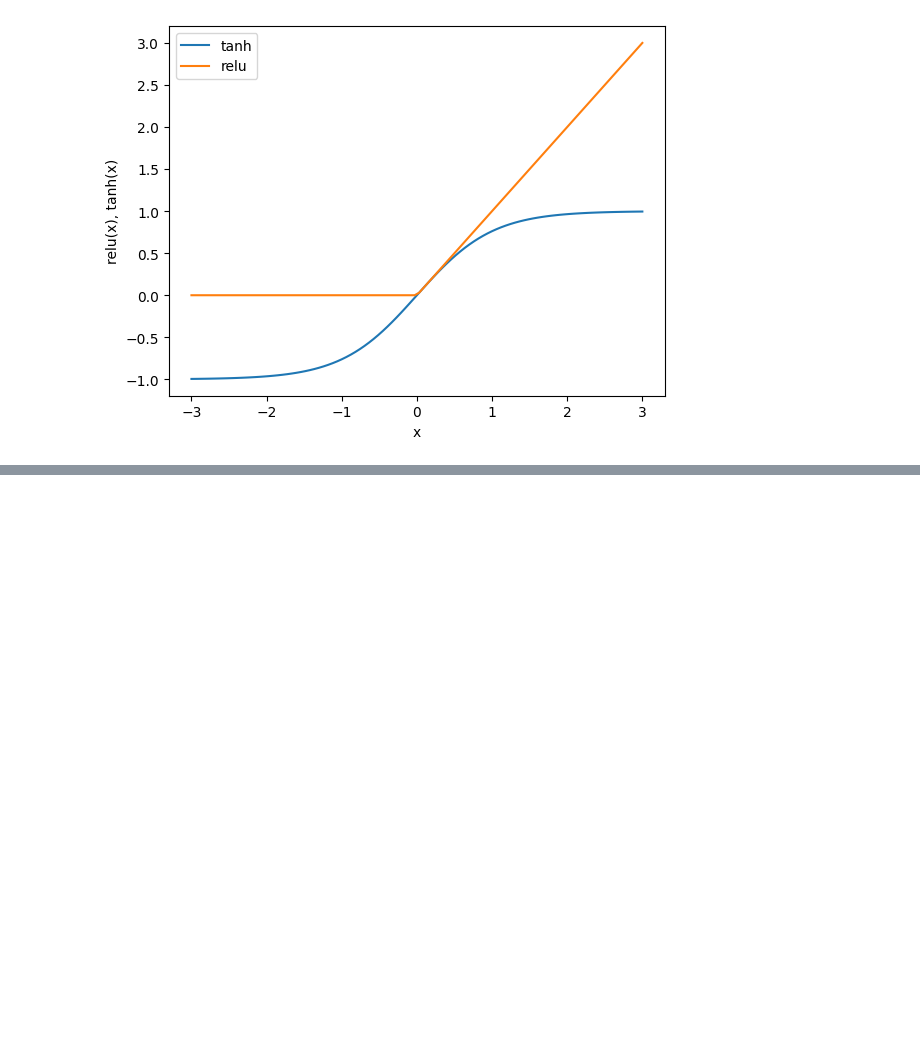
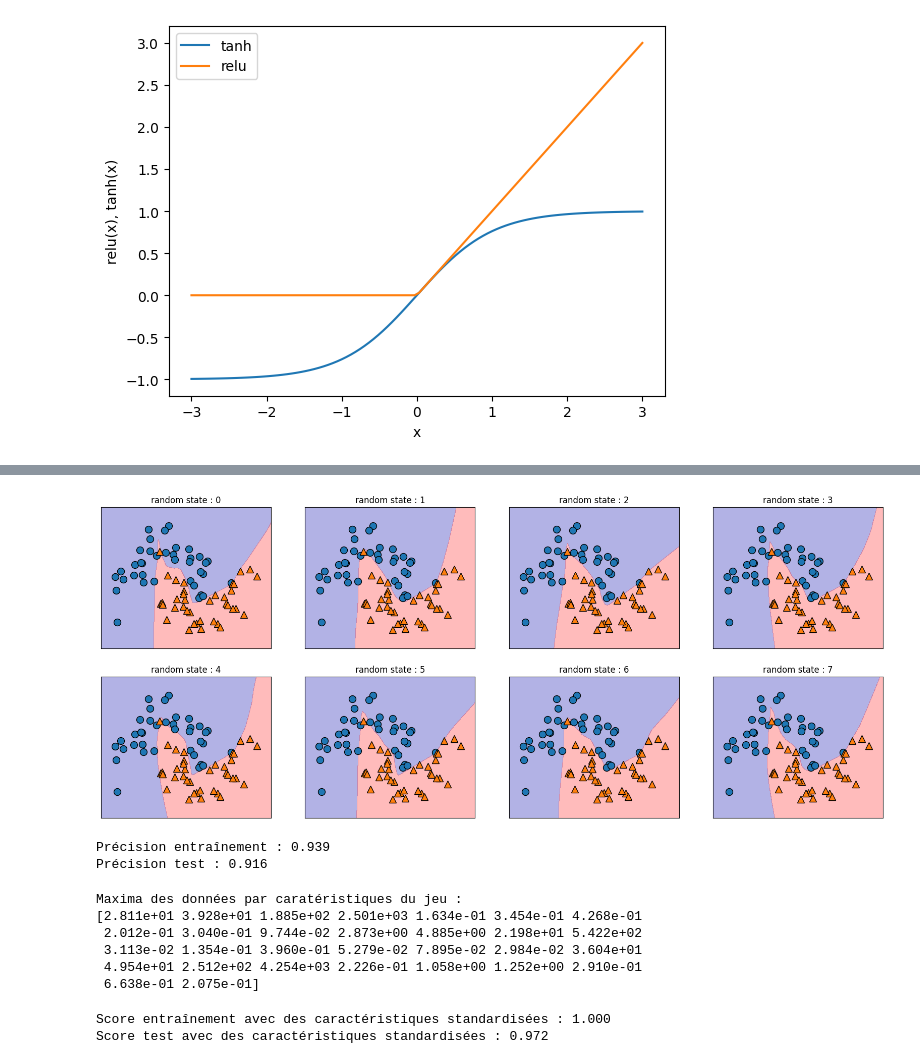
Before and after one commit to 012kirby210/mg-scikitlearn, a Jupyter notebook: [Classification] MLP.ipynb, the cells around one changed output, grey strips where cells are left out. Cells and saved outputs as stored; diff of their text form; code cells hidden in the pictures; blank space fills up the shorter version.

Commit message:
CLS MLP + standardisation Breast cancer dataset

```diff
--- a/[Classification] MLP.ipynb
+++ b/[Classification] MLP.ipynb
@@ -104,0 +105,54 @@ Text(0, 0.5, 'Paramètre 1')
+# %%
+# Les coefficients de pondération sont affectés avant entraînement. L'aléatoire dans leur choix affecte les modèles
+# surtout les petits
+fig, axes = plt.subplots(2,4,figsize=(20,8))
+for i, ax in enumerate(axes.ravel()):
+    mlp = MLPClassifier(solver='lbfgs', random_state=i,hidden_layer_sizes=[100,100])
+    mlp.fit(X_train,y_train)
+    mglearn.plots.plot_2d_separator(mlp, X_train,fill=True,alpha=.3,ax=ax)
+    mglearn.discrete_scatter(X_train[:,0],X_train[:,1],y_train,ax=ax)
+    ax.set_title("random state : {}".format(i))
+# %% [output]
+[figure, added]
+# %%
+# Sur le jeu de données breast cancer, l'application du classificateur MLP donne des résultats moins fiables que
+# les types de classificateurs précédents
+from sklearn.datasets import load_breast_cancer
+cancer = load_breast_cancer()
+X_train,X_test,y_train,y_test = train_test_split(cancer.data, cancer.target, random_state=0)
+mlp = MLPClassifier(random_state=42)
+mlp.fit(X_train,y_train)
+
+print("Précision entraînement : {:.3f}".format(mlp.score(X_train,y_train)))
+print("Précision test : {:.3f}".format(mlp.score(X_test,y_test)))
+# %% [output]
+Précision entraînement : 0.939
+Précision test : 0.916
+# %%
+# La précision est fortement corrélée aux variations des valeurs sur lesquelles les coefficients du modèle sont
+# alignés
+# Un mlp produit de meilleurs résulats lorsque les caractéristiques d'entrée varient de manière similaire
+print("Maxima des données par caratéristiques du jeu : \n{}".format(cancer.data.max(axis=0)))
+# %% [output]
+Maxima des données par caratéristiques du jeu :
+[2.811e+01 3.928e+01 1.885e+02 2.501e+03 1.634e-01 3.454e-01 4.268e-01
+ 2.012e-01 3.040e-01 9.744e-02 2.873e+00 4.885e+00 2.198e+01 5.422e+02
+ 3.113e-02 1.354e-01 3.960e-01 5.279e-02 7.895e-02 2.984e-02 3.604e+01
+ 4.954e+01 2.512e+02 4.254e+03 2.226e-01 1.058e+00 1.252e+00 2.910e-01
+ 6.638e-01 2.075e-01]
+# %%
+# L'idéal serait que les caractéristiques soient de moyenne 0 et de variance 1
+variance = X_train.std(axis=0)
+moyenne = X_train.mean(axis=0)
+
+X_train_standardise = (X_train - moyenne) / variance
+X_test_standardise = (X_test - moyenne) / variance
+
+mlp = MLPClassifier(random_state=0,max_iter=500)
+mlp.fit(X_train_standardise,y_train)
+
+print("Score entraînement avec des caractéristiques standardisées : {:.3f}".format(mlp.score(X_train_standardise,y_train)))
+print("Score test avec des caractéristiques standardisées : {:.3f}".format(mlp.score(X_test_standardise,y_test)))
+# %% [output]
+Score entraînement avec des caractéristiques standardisées : 1.000
+Score test avec des caractéristiques standardisées : 0.972
```
Also changed, not shown: parts of 8 cells of this notebook.
